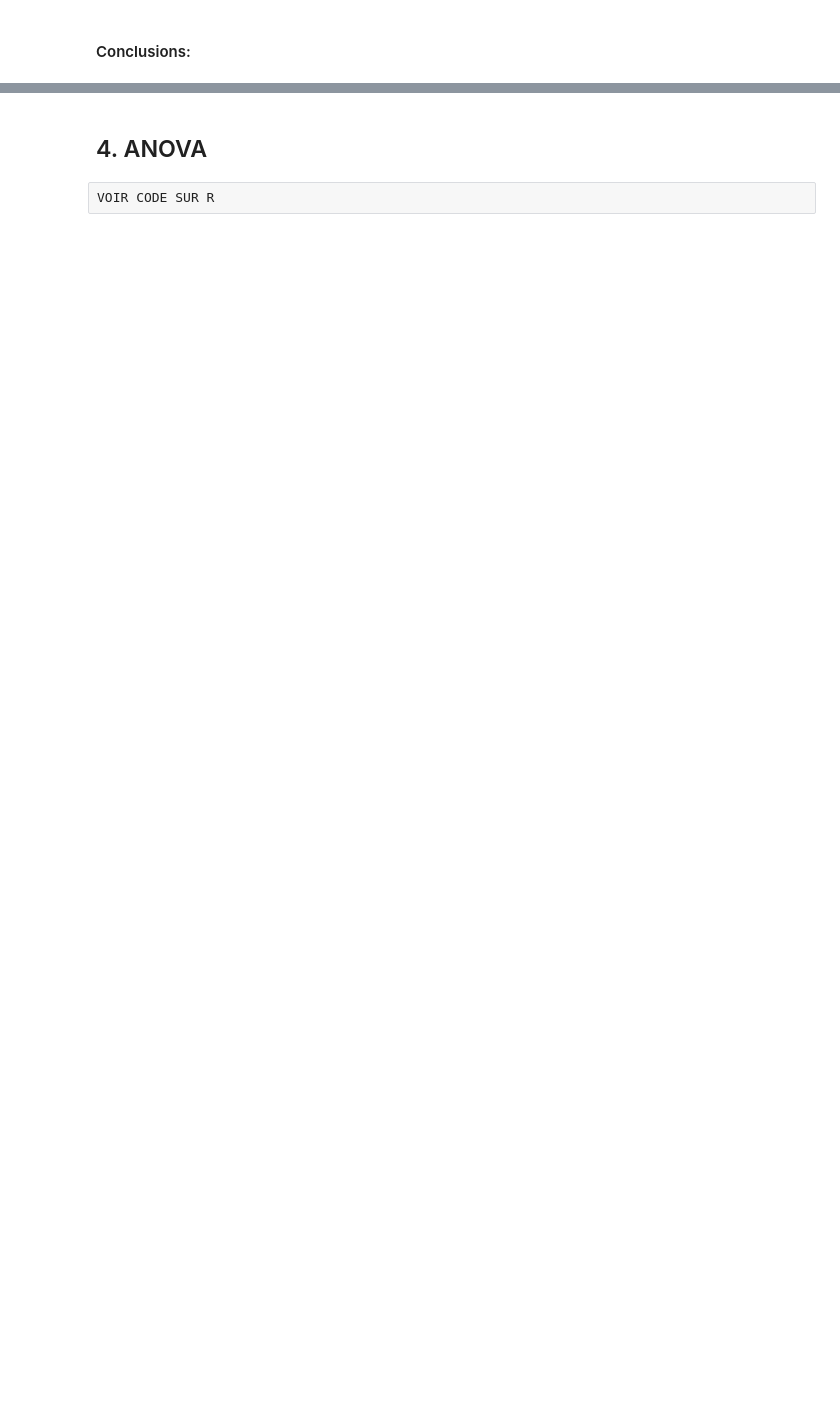
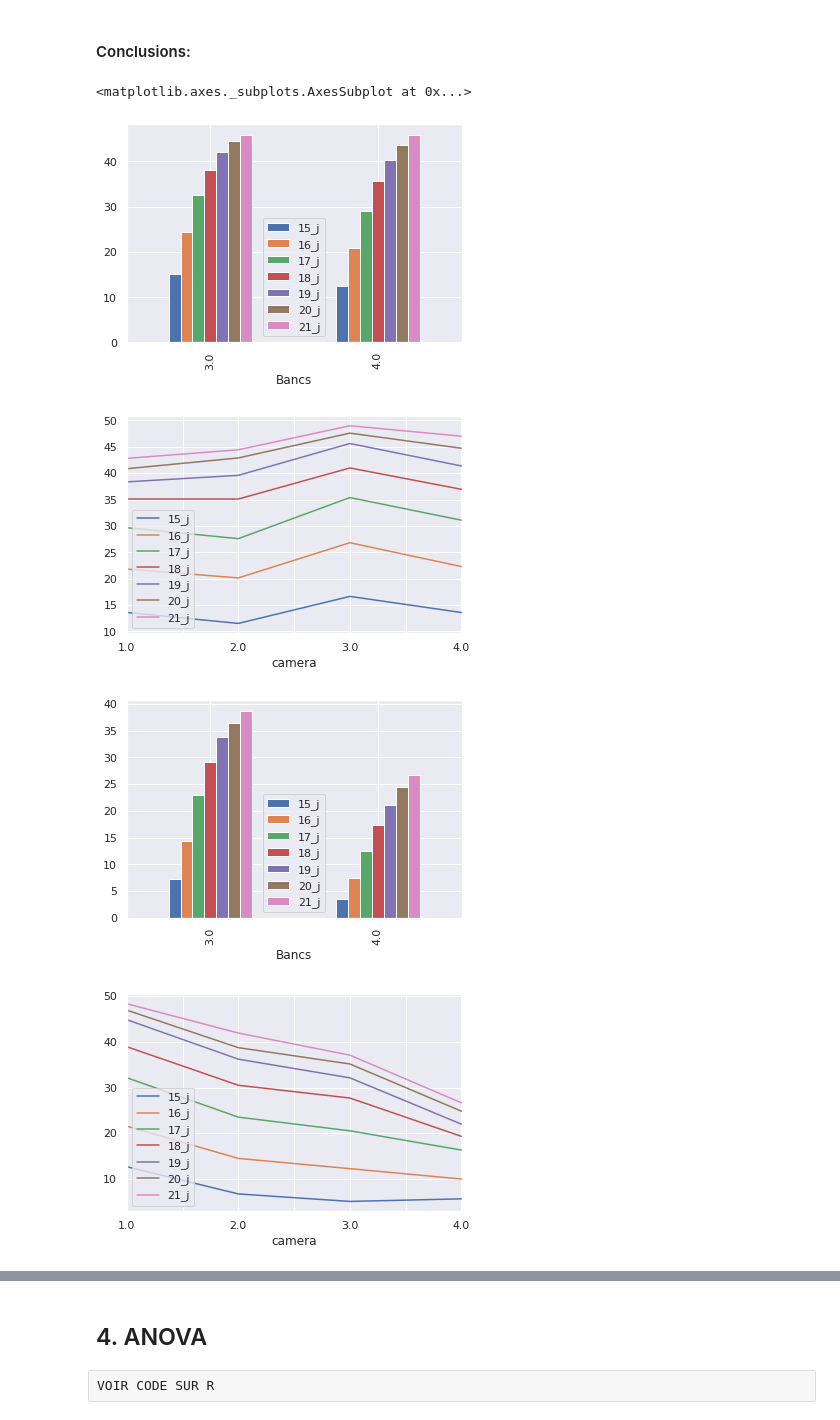
Before and after one commit to Malick-W/Projets_Malick_fayad, a Jupyter notebook: Data_viz/Wade_Haykal_DataViz.ipynb, the cells around one changed output, grey strips where cells are left out. Drawn from its saved outputs; the diff is of its cells as text; code cells hidden in the pictures; blank space fills up the shorter version.

```diff
--- a/Data_viz/Wade_Haykal_DataViz.ipynb
+++ b/Data_viz/Wade_Haykal_DataViz.ipynb
@@ -262,34 +274,37 @@ Text(0.5, 0.9, 'Population: Témoin')
 # %% [markdown]
 #### Conclusions:
 # %%
-# df['Bancs']=pd.Categorical(df['Bancs'])
-# df['camera']=pd.Categorical(df['camera'])
-# df['zone']=pd.Categorical(df['zone'])
-# df['Pop']=pd.Categorical(df['Pop'])
-# df1 = df[df["Pop"] == '830']
-# df2 = df[df["Pop"] == '803']
+df['Bancs']=pd.Categorical(df['Bancs'])
+df['camera']=pd.Categorical(df['camera'])
+df['zone']=pd.Categorical(df['zone'])
+df['Pop']=pd.Categorical(df['Pop'])
+#df1 = df[df["Pop"] == '830']
+df2 = df[df["Pop"] == "803"]
 # df3 = df[df["Pop"] == '812']
 # df4 = df[df["Pop"] == 'Témoin']
 # df5 = df[df["Pop"] == '802']
-# df6 = df[df["Pop"] == '815']
+df6 = df[df["Pop"] == "815"]
+df6
+df6s = df6[df6["Bancs"] == 3]
+df6r= df6[df6["Bancs"] == 4]
 #df.groupby('Bancs')['15_j','16_j','17_j','18_j','19_j','20_j','21_j'].mean().plot(kind='bar')
 #df1.groupby('Bancs')['15_j','16_j','17_j','18_j','19_j','20_j','21_j'].mean().plot(kind='line')
-#df2.groupby('Bancs')['15_j','16_j','17_j','18_j','19_j','20_j','21_j'].mean().plot(kind='line')
+df2.groupby('Bancs')['15_j','16_j','17_j','18_j','19_j','20_j','21_j'].mean().plot(kind='bar')
+df2.groupby('camera')['15_j','16_j','17_j','18_j','19_j','20_j','21_j'].mean().plot(kind='line')
 #df3.groupby('Bancs')['15_j','16_j','17_j','18_j','19_j','20_j','21_j'].mean().plot(kind='line')
 # df4.groupby('Bancs')['15_j','16_j','17_j','18_j','19_j','20_j','21_j'].mean().plot(kind='bar')
 # df5.groupby('Bancs')['15_j','16_j','17_j','18_j','19_j','20_j','21_j'].mean().plot(kind='bar')
-# df6.groupby('Bancs')['15_j','16_j','17_j','18_j','19_j','20_j','21_j'].mean().plot(kind='bar')
+df6.groupby('Bancs')['15_j','16_j','17_j','18_j','19_j','20_j','21_j'].mean().plot(kind='bar')
+df6s.groupby('camera')['15_j','16_j','17_j','18_j','19_j','20_j','21_j'].mean().plot(kind='line')
+df6r.groupby('camera')['15_j','16_j','17_j','18_j','19_j','20_j','21_j'].mean().plot(kind='line')
 # df.groupby('camera')['15_j','16_j','17_j','18_j','19_j','20_j','21_j'].mean().plot(kind='line')
-# df1.groupby('camera')['15_j','16_j','17_j','18_j','19_j','20_j','21_j'].mean().plot(kind='line')
-# df2.groupby('camera')['15_j','16_j','17_j','18_j','19_j','20_j','21_j'].mean().plot(kind='line')
+#df1.groupby('camera')['15_j','16_j','17_j','18_j','19_j','20_j','21_j'].mean().plot(kind='line')
 # df3.groupby('camera')['15_j','16_j','17_j','18_j','19_j','20_j','21_j'].mean().plot(kind='line')
 # df4.groupby('camera')['15_j','16_j','17_j','18_j','19_j','20_j','21_j'].mean().plot(kind='line')
 # df5.groupby('camera')['15_j','16_j','17_j','18_j','19_j','20_j','21_j'].mean().plot(kind='line')
-#df6.groupby('camera')['15_j','16_j','17_j','18_j','19_j','20_j','21_j'].mean().plot(kind='line')
-# df.groupby('zone')['15_j','16_j','17_j','18_j','19_j','20_j','21_j'].mean().plot(kind='line')
-# df1.groupby('zone')['15_j','16_j','17_j','18_j','19_j','20_j','21_j'].mean().plot(kind='line')
-# df2.groupby('zone')['15_j','16_j','17_j','18_j','19_j','20_j','21_j'].mean().plot(kind='line')
-# df3.groupby('zone')['15_j','16_j','17_j','18_j','19_j','20_j','21_j'].mean().plot(kind='line')
-# df4.groupby('zone')['15_j','16_j','17_j','18_j','19_j','20_j','21_j'].mean().plot(kind='line')
-# df5.groupby('zone')['15_j','16_j','17_j','18_j','19_j','20_j','21_j'].mean().plot(kind='line')
-# df6.groupby('zone')['15_j','16_j','17_j','18_j','19_j','20_j','21_j'].mean().plot(kind='line')
+# %% [output]
+<matplotlib.axes._subplots.AxesSubplot at 0x...>
+[figure, added]
+[figure, added]
+[figure, added]
+[figure, added]
```
Also changed, not shown: parts of 18 cells of this notebook, 14 other files.
